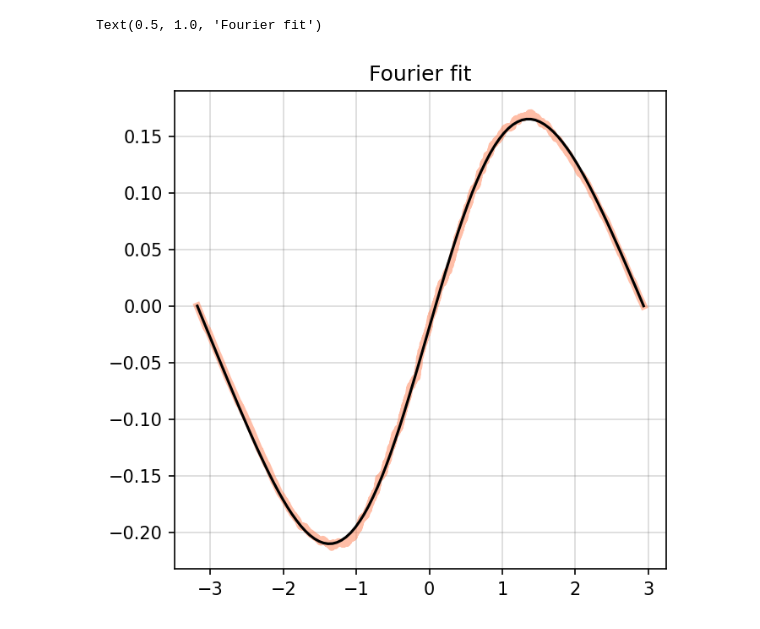
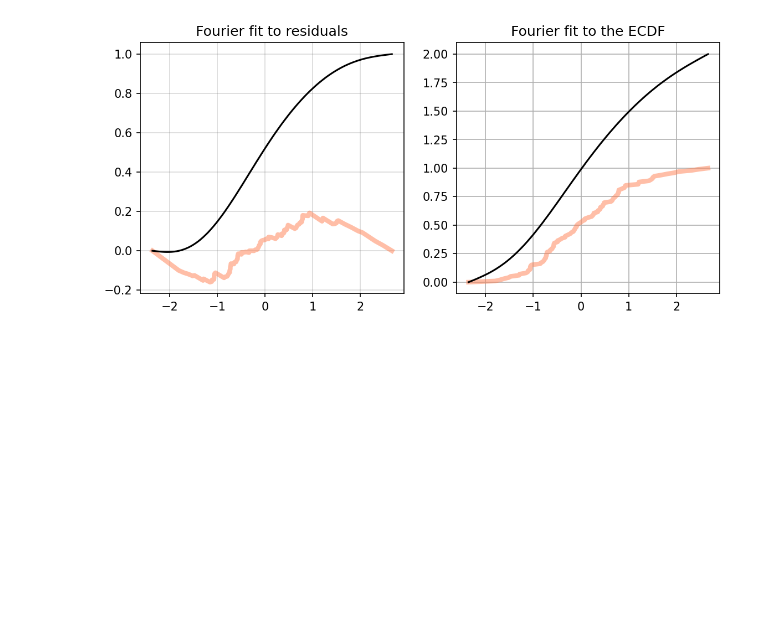
Before and after one commit to mlares/myblogs, a Jupyter notebook: histograms/hsts_1.ipynb, the cells around one changed output. Cells and saved outputs as stored; diff of their text form; code cells hidden in the pictures; blank space fills up the shorter version.

```diff
--- a/histograms/hsts_1.ipynb
+++ b/histograms/hsts_1.ipynb
@@ -7,5 +7,5 @@ from tools import cdffit, pdffit
 # %%
-x = np.random.normal(size=2000)
+x = np.random.normal(size=100)
 # %%
 fig = plt.figure(dpi=150, figsize=(8, 4))
 ax = fig.add_subplot()
@@ -100,13 +98,19 @@ Text(0.5, 1.0, 'Fourier fit')
 # %%
-fig = plt.figure(dpi=150, figsize=(5, 5))
-ax = fig.add_subplot()
+fig = plt.figure(dpi=150, figsize=(9, 4))
+ax = fig.add_subplot(121)
 
 ax.plot(x, res, linewidth=4, alpha=0.5, color='coral')
-model = cdffit(x, 4, 100)
+tt, model = cdffit(x, 4, 100)
 t = np.linspace(min(x), max(x), 100)
 ax.plot(t, model, color='k', label='fit')
 ax.grid(linewidth='0.2', color='dimgrey')
-ax.set_title('Fourier fit')
+ax.set_title('Fourier fit to residuals')
+
+ax = fig.add_subplot(122)
+ax.plot(x, y, linewidth=4, alpha=0.5, color='coral')
+md = model + (t-min(x))/(max(x)-min(x))
+ax.plot(t, md, color='k', label='fit')
+ax.set_title('Fourier fit to the ECDF')
+ax.grid()
 # %% [output]
-Text(0.5, 1.0, 'Fourier fit')
-[figure, old version]
+[figure, new version]
```
Also changed, not shown: parts of 26 cells of this notebook, 2 other files.
